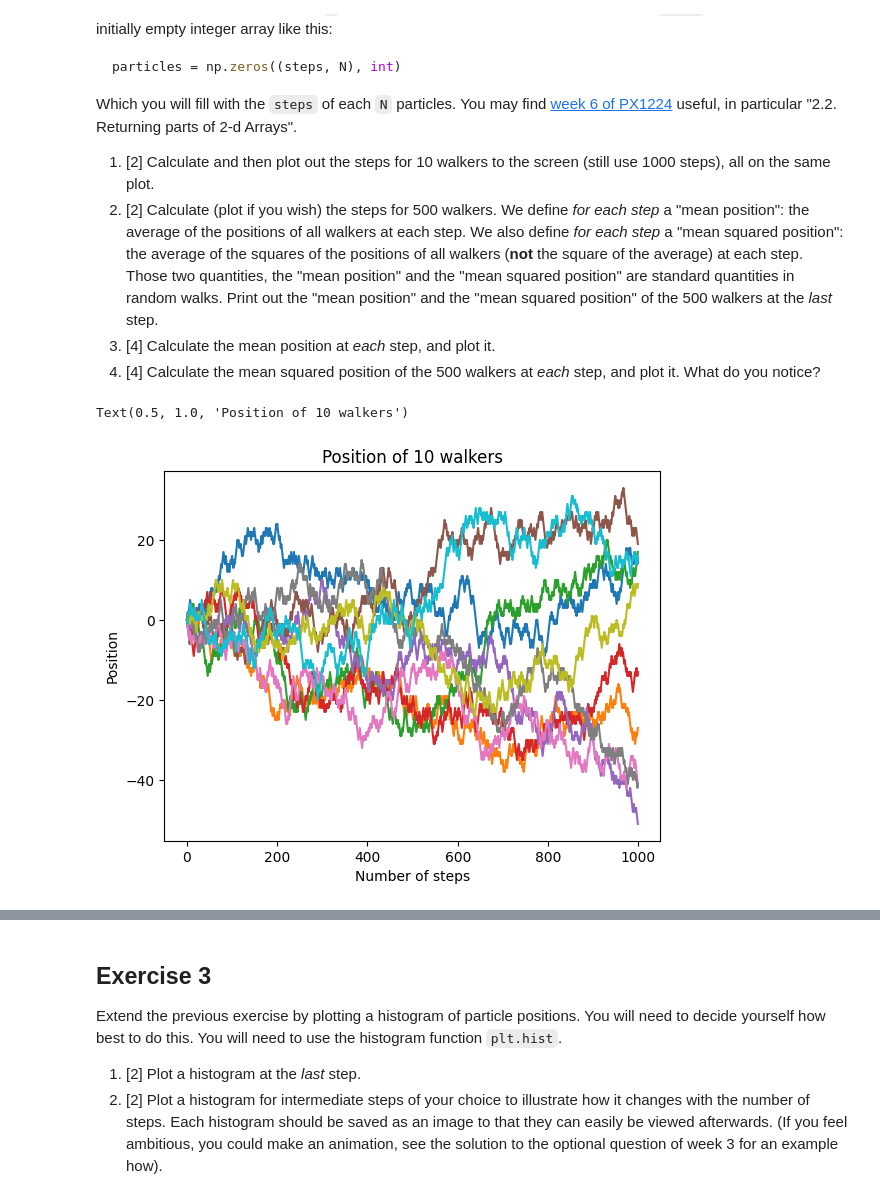
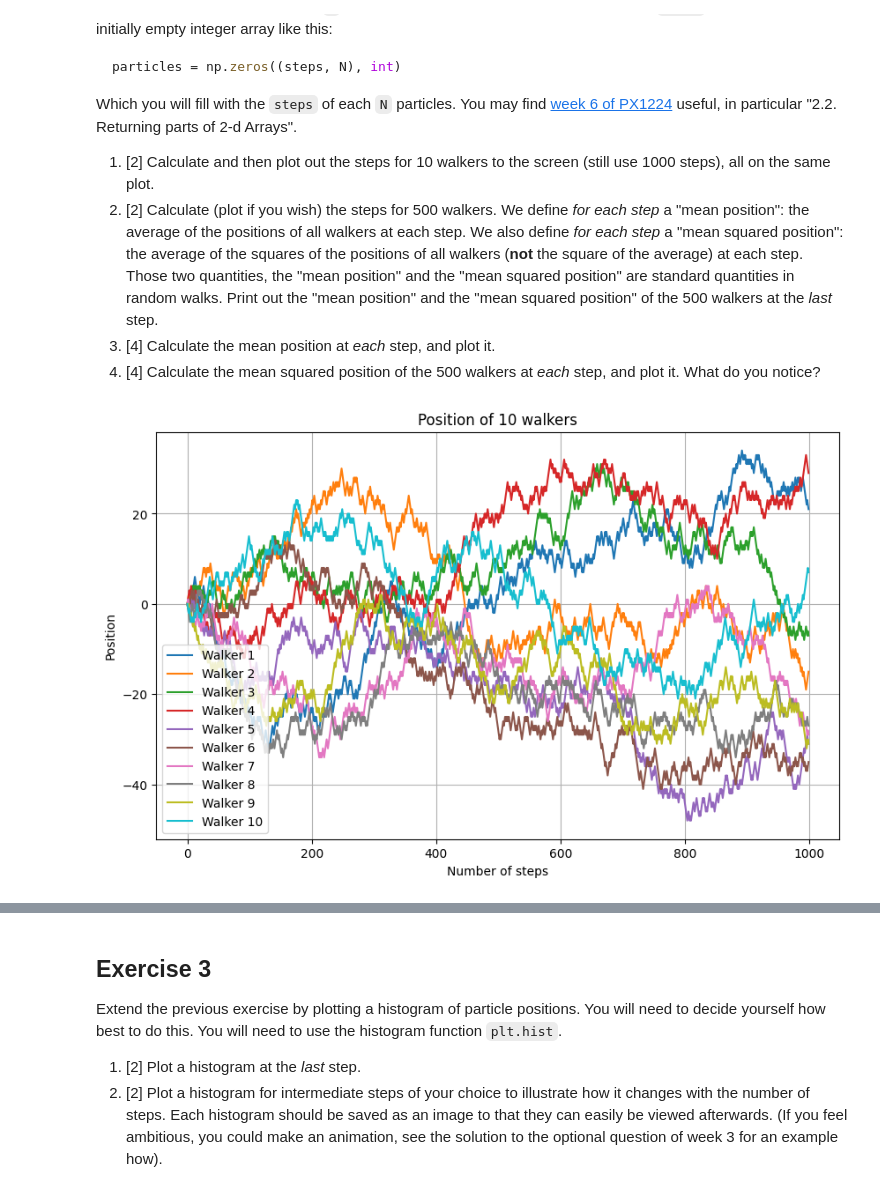
Before and after one commit to PX2145-2025/week-7-b-Finlay-Hall, a Jupyter notebook: Random_walk.ipynb, the cells around one changed output, grey strips where cells are left out. Cells and saved outputs as stored; diff of their text form; code cells hidden in the pictures.

```diff
--- a/Random_walk.ipynb
+++ b/Random_walk.ipynb
@@ -107,39 +107,27 @@ Which you will fill with the `steps` of each `N` particles. You may find [week 6
  3. [4] Calculate the mean position at _each_ step, and plot it.
  4. [4] Calculate the mean squared position of the 500 walkers at _each_ step, and
 plot it. What do you notice?
-# %%
-def walk(steps, N):
-    '''
-    steps is the length of the 2-D random walk vector returned
-    '''
-    particles = np.zeros((steps, N), int)  # initialise the array of integers
-    x[0] = 0  # start at the origin
-    for i in range(1, len(x)):
-        rnd = random()  # rnd selected from [0,1)
-        # step left or right randomly ...
-        if (rnd<0.5):
-            x[i] = x[i-1] + 1  # steps right one unit
-        else:
-            x[i] = x[i-1] - 1 # steps left one unit
-    return x
-
-
-steps = 1000
-N = 10
-
-for steps in range(N): # use range function to plot for 10 walkers
-  position = walk(steps, N)
-  plt.plot(position)
-
-plt.xlabel('Number of steps')
-plt.ylabel('Position')
-plt.title('Position of 10 walkers')
-
-mean_last = np.average(particles, axis=1) # mean position at last
-mean_squared_last = np.average(particles**2, axis=1) # mean squared position at last
-# %% [output]
-Text(0.5, 1.0, 'Position of 10 walkers')
-[figure, removed]
+# %%
+steps = 1000 # set number of steps
+N = 10 # set number of walkers
+
+particles = np.zeros((steps, N), int) # initialise the array of integers
+
+for i in range(N): # loop for N walkers
+  particles[:, i] = walk(steps) # call walk function created earlier
+
+plt.figure(figsize=(10, 6))
+for i in range(N): # same loop for plotting
+  plt.plot(particles[:, i], label=f'Walker {i+1}')
+
+plt.xlabel('Number of steps')
+plt.ylabel('Position')
+plt.title(f'Position of {N} walkers')
+plt.legend()
+plt.grid()
+plt.show()
+# %% [output]
+[figure, added]
 # %%
 steps = 1000
 N = 500
```
Also changed, not shown: parts of 5 cells of this notebook.
